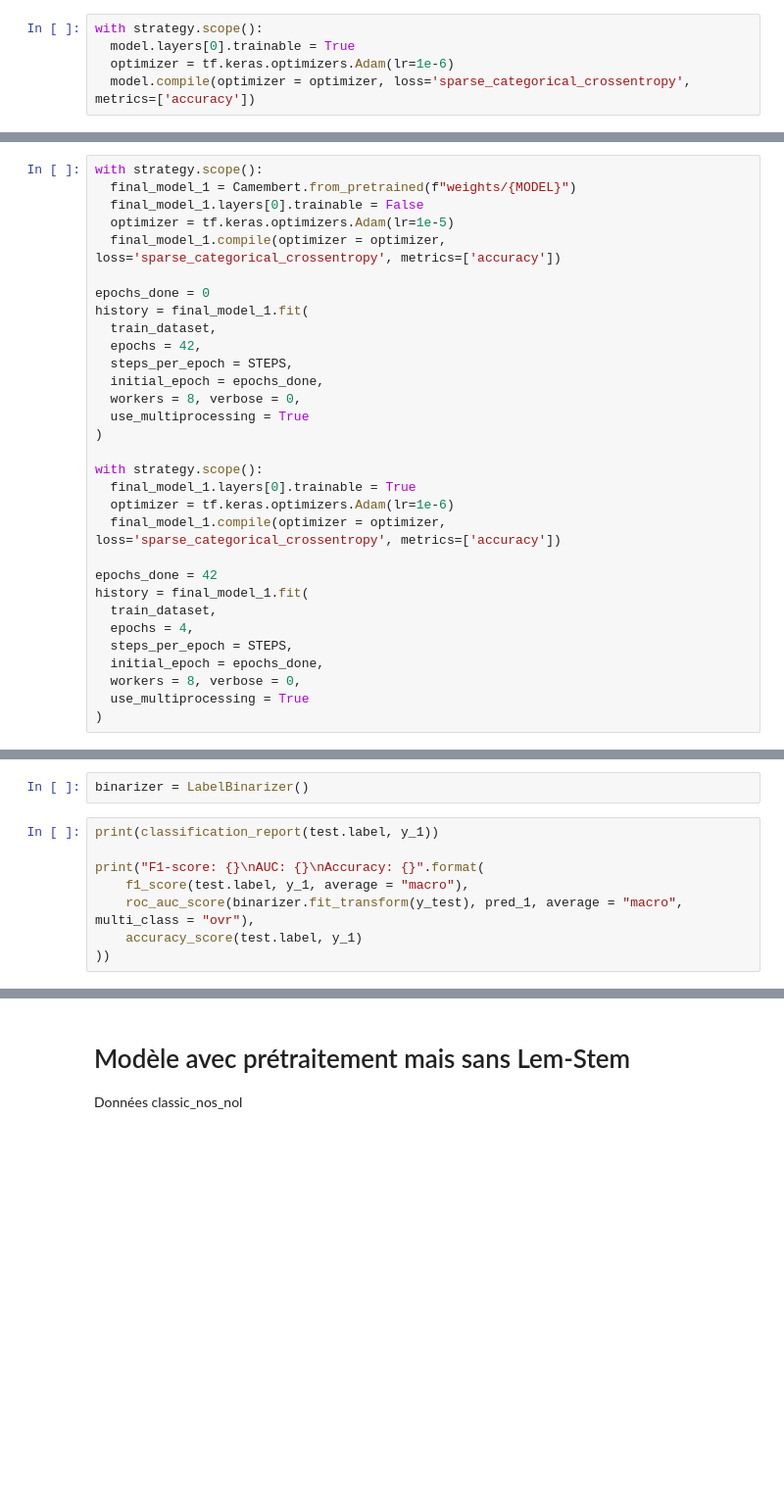
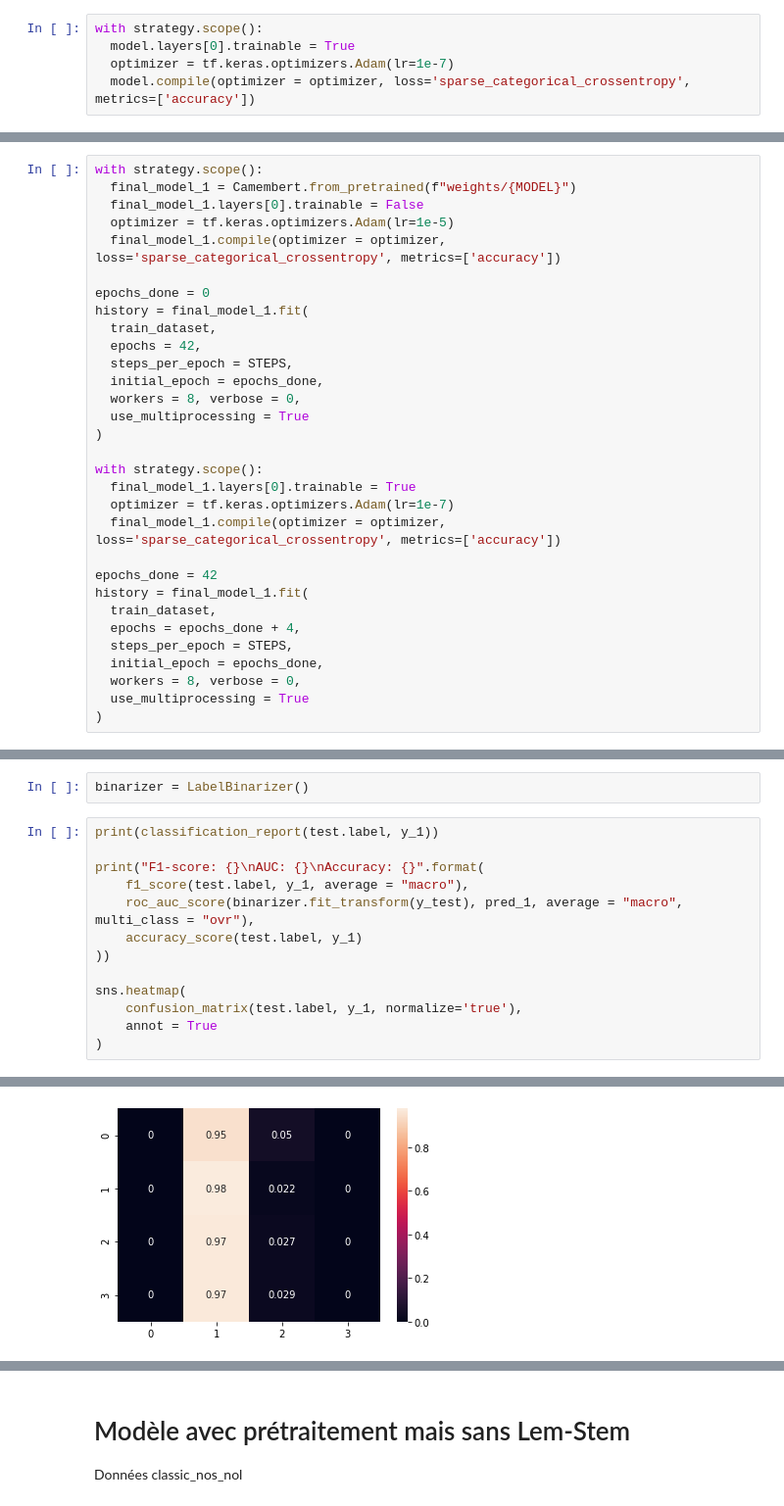
Before and after one commit to Lrakotoson/M1Python, a Jupyter notebook: S3/Text Mining/Mining/CC - Tweets generic/notebooks/Camembert.ipynb, the cells around one changed output, grey strips where cells are left out. Shown: that part at 98% size. Cells and saved outputs as stored; diff of their text form; blank space fills up the shorter version.

```diff
--- a/S3/Text Mining/Mining/CC - Tweets generic/notebooks/Camembert.ipynb
+++ b/S3/Text Mining/Mining/CC - Tweets generic/notebooks/Camembert.ipynb
@@ -220,7 +224,7 @@ Epoch 42/200
 # %%
 with strategy.scope():
   model.layers[0].trainable = True
-  optimizer = tf.keras.optimizers.Adam(lr=1e-6)
+  optimizer = tf.keras.optimizers.Adam(lr=1e-7)
   model.compile(optimizer = optimizer, loss='sparse_categorical_crossentropy', metrics=['accuracy'])
 # %%
 epochs_done = 42
@@ -278,13 +282,13 @@ history = final_model_1.fit(
 
 with strategy.scope():
   final_model_1.layers[0].trainable = True
-  optimizer = tf.keras.optimizers.Adam(lr=1e-6)
+  optimizer = tf.keras.optimizers.Adam(lr=1e-7)
   final_model_1.compile(optimizer = optimizer, loss='sparse_categorical_crossentropy', metrics=['accuracy'])
 
 epochs_done = 42
 history = final_model_1.fit(
   train_dataset,
-  epochs = 4,
+  epochs = epochs_done + 4,
   steps_per_epoch = STEPS,
   initial_epoch = epochs_done,
   workers = 8, verbose = 0,
@@ -308,6 +312,11 @@ print("F1-score: {}\nAUC: {}\nAccuracy: {}".format(
     roc_auc_score(binarizer.fit_transform(y_test), pred_1, average = "macro", multi_class = "ovr"),
     accuracy_score(test.label, y_1)
 ))
+
+sns.heatmap(
+    confusion_matrix(test.label, y_1, normalize='true'),
+    annot = True
+)
 # %% [output]
               precision    recall  f1-score   support
 
@@ -325,0 +336 @@ Accuracy: 0.4480657934815717
+[figure, added]
```
Also changed, not shown: parts of 41 cells of this notebook.
